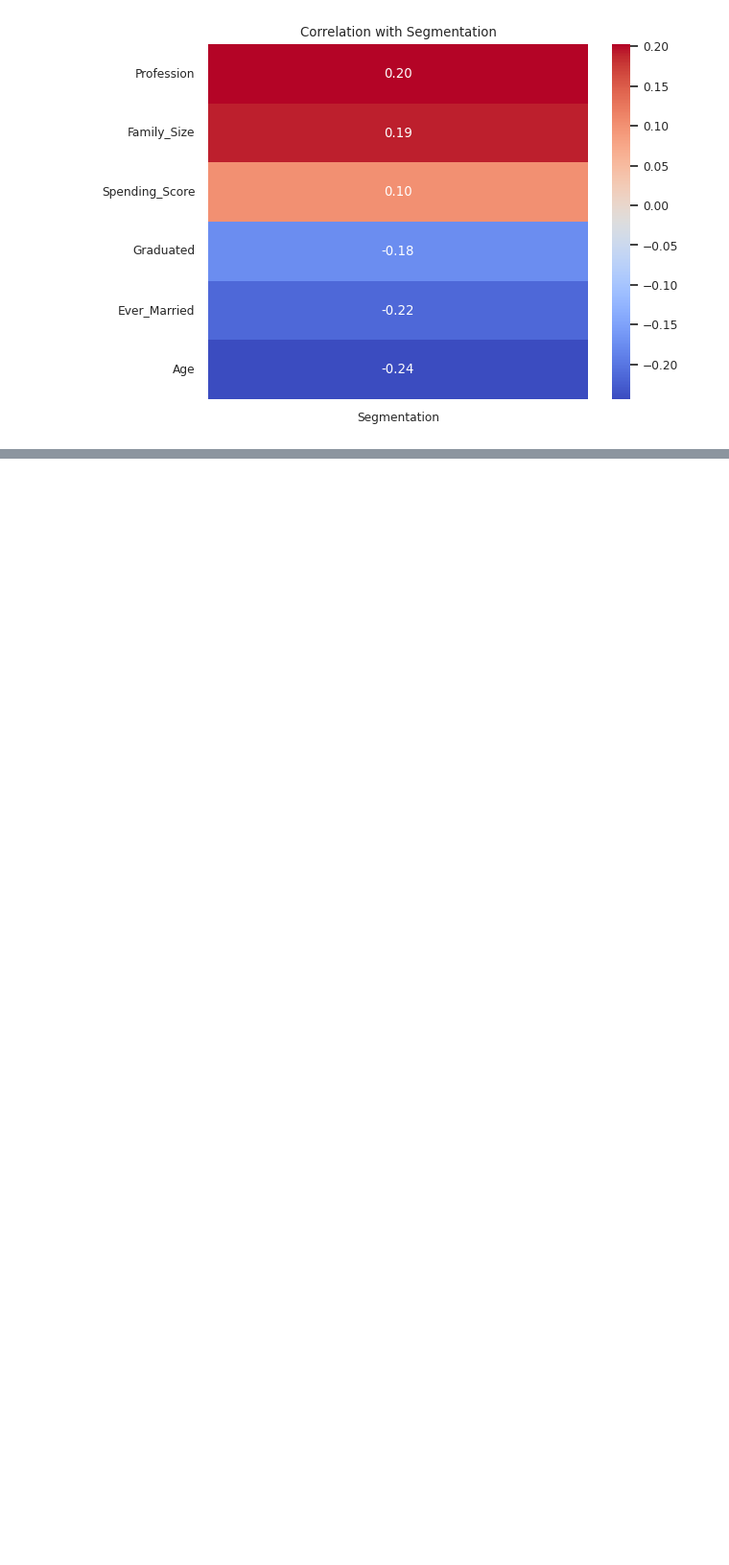
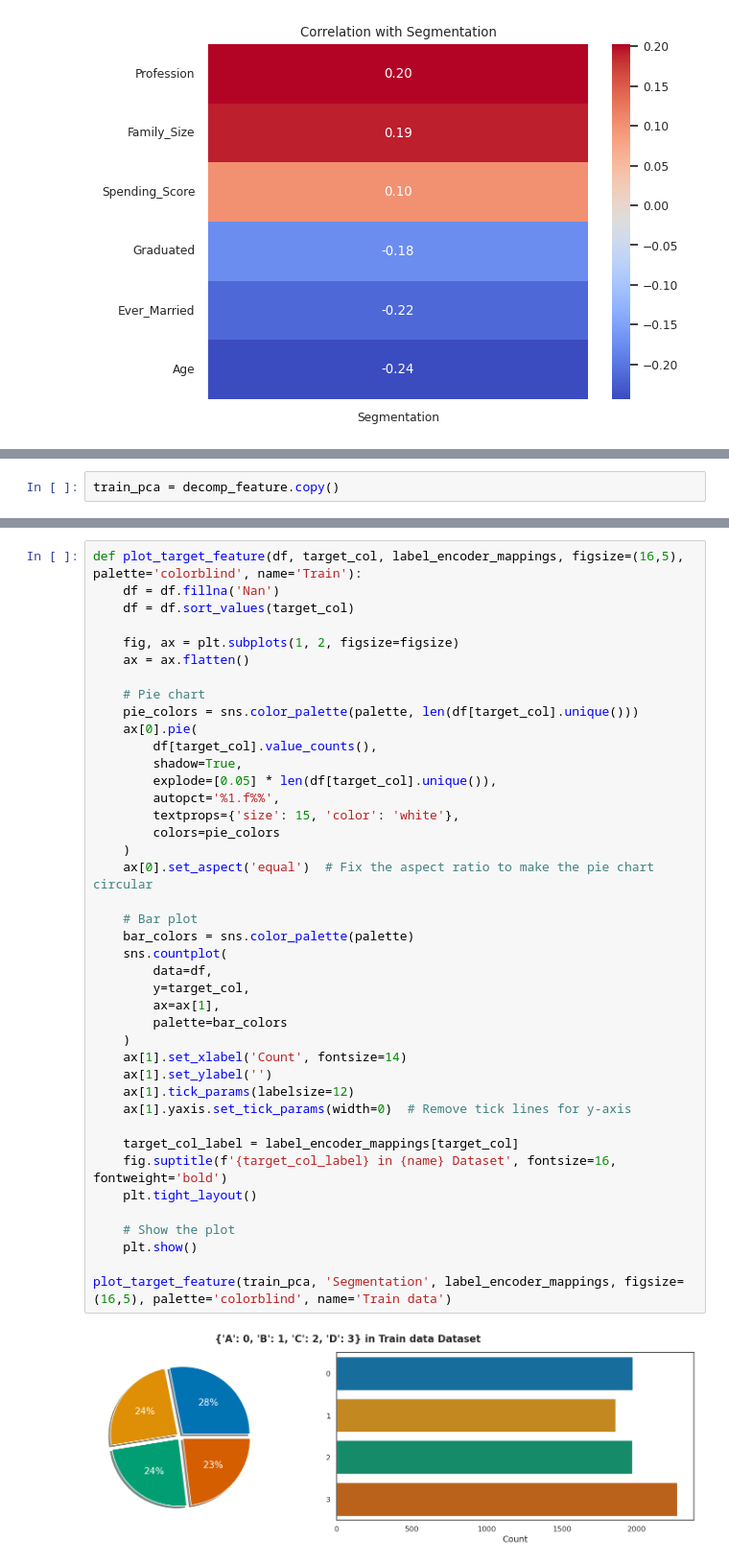
Before and after one commit to lucas-bruzzone/Customer-Segmentation, a Jupyter notebook: customer-segmentation.ipynb, the cells around one changed output, grey strips where cells are left out. Shown at 96% size. Cells and saved outputs as stored; diff of their text form; blank space fills up the shorter version.

```diff
--- a/customer-segmentation.ipynb
+++ b/customer-segmentation.ipynb
@@ -276,0 +402,2 @@ target_corr_filtered = plot_correlation_heatmap(train, 'Segmentation')
+# %%
+train_pca = decomp_feature.copy()
@@ -276,0 +419,43 @@ target_corr_filtered = plot_correlation_heatmap(train, 'Segmentation')
+# %%
+def plot_target_feature(df, target_col, label_encoder_mappings, figsize=(16,5), palette='colorblind', name='Train'):
+    df = df.fillna('Nan')
+    df = df.sort_values(target_col)
+
+    fig, ax = plt.subplots(1, 2, figsize=figsize)
+    ax = ax.flatten()
+
+    # Pie chart
+    pie_colors = sns.color_palette(palette, len(df[target_col].unique()))
+    ax[0].pie(
+        df[target_col].value_counts(),
+        shadow=True,
+        explode=[0.05] * len(df[target_col].unique()),
+        autopct='%1.f%%',
+        textprops={'size': 15, 'color': 'white'},
+        colors=pie_colors
+    )
+    ax[0].set_aspect('equal')  # Fix the aspect ratio to make the pie chart circular
+
+    # Bar plot
+    bar_colors = sns.color_palette(palette)
+    sns.countplot(
+        data=df,
+        y=target_col,
+        ax=ax[1],
+        palette=bar_colors
+    )
+    ax[1].set_xlabel('Count', fontsize=14)
+    ax[1].set_ylabel('')
+    ax[1].tick_params(labelsize=12)
+    ax[1].yaxis.set_tick_params(width=0)  # Remove tick lines for y-axis
+
+    target_col_label = label_encoder_mappings[target_col]
+    fig.suptitle(f'{target_col_label} in {name} Dataset', fontsize=16, fontweight='bold')
+    plt.tight_layout()
+
+    # Show the plot
+    plt.show()
+
+plot_target_feature(train_pca, 'Segmentation', label_encoder_mappings, figsize=(16,5), palette='colorblind', name='Train data')
+# %% [output]
+[figure, added]
```
Also changed, not shown: parts of 17 cells of this notebook.
